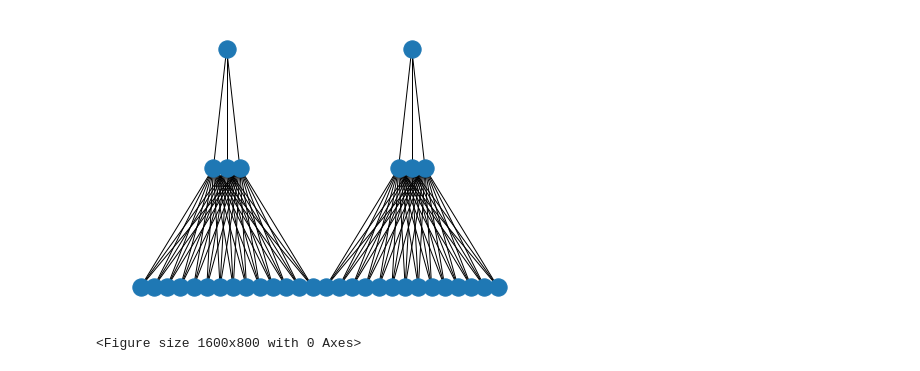
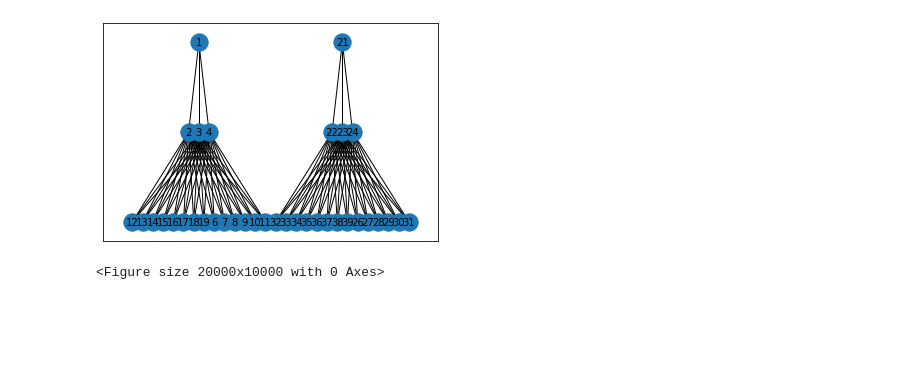
Before and after one commit to crptcusco/SynEstCBN, a Jupyter notebook: experiments/phd_qualification/test_tree.ipynb, the cells around one changed output. Cells and saved outputs as stored; diff of their text form; code cells hidden in the pictures; blank space fills up the shorter version.

Commit message:
Tree execution

```diff
--- a/experiments/phd_qualification/test_tree.ipynb
+++ b/experiments/phd_qualification/test_tree.ipynb
@@ -1,53 +1,54 @@
 # %%
 # imports
+# import matplotlib as plt
+import matplotlib.pyplot as plt
 import networkx as nx
-import matplotlib as plt
+import pydot
+from networkx.drawing.nx_pydot import graphviz_layout
+import numpy as np
 
+# Generate the graph
+# T = nx.generators.balanced_tree(2, 5)
 T = nx.Graph()
 L1 = [1]
 L2 = [x for x in range(2,5)]
 L3 = [x for x in range(6,20)]
 
 L4 = [21]
 L5 = [x for x in range(22,25)]
 L6 = [x for x in range(26,30)]
 
 
 T.add_node(1)
 T.add_nodes_from(L1)
 T.add_nodes_from(L2)
 T.add_nodes_from(L3)
 for i in range(2,5):
     T.add_edge(1,i)
     for j in range (6,20):
         T.add_edge(i,j)
 
 T.add_node(21)
 T.add_nodes_from(L4)
 T.add_nodes_from(L5)
 T.add_nodes_from(L6)
 for i in range(22,25):
     T.add_edge(21,i)
     for j in range (26,40):
         T.add_edge(i,j)
+
+# Generate the Layout with dot
+pos = graphviz_layout(T, prog="dot")
+# Fix the position problem, string to int
+aux_pos ={}
+for key in pos.keys():
+    aux_pos[int(key)] = pos[key]
+pos = aux_pos
+# Generate the graph with the data an information
+nx.draw_networkx(T, pos, font_size=10)
+# Show the graph with parameters
+plt.figure(figsize=(200,100), dpi=100)
+plt.show()
+# %% [output]
+[figure, added]
+<Figure size 20000x10000 with 0 Axes>
-# %%
-import matplotlib.pyplot as plt
-import networkx as nx
-import pydot
-from networkx.drawing.nx_pydot import graphviz_layout
-
-# T = nx.generators.balanced_tree(2, 5)
-pos = graphviz_layout(T, prog="dot")
-pos
-
-aux_pos ={}
-for key in pos.keys():
-    aux_pos[int(key)] = pos[key]
-pos = aux_pos
-nx.draw(T, pos)
-
-plt.figure(figsize=(20,10), dpi=80)
-plt.show()
-# %% [output]
-[figure, removed]
-<Figure size 1600x800 with 0 Axes>
```
Also changed, not shown: parts of 2 cells of this notebook, 4 other files.
